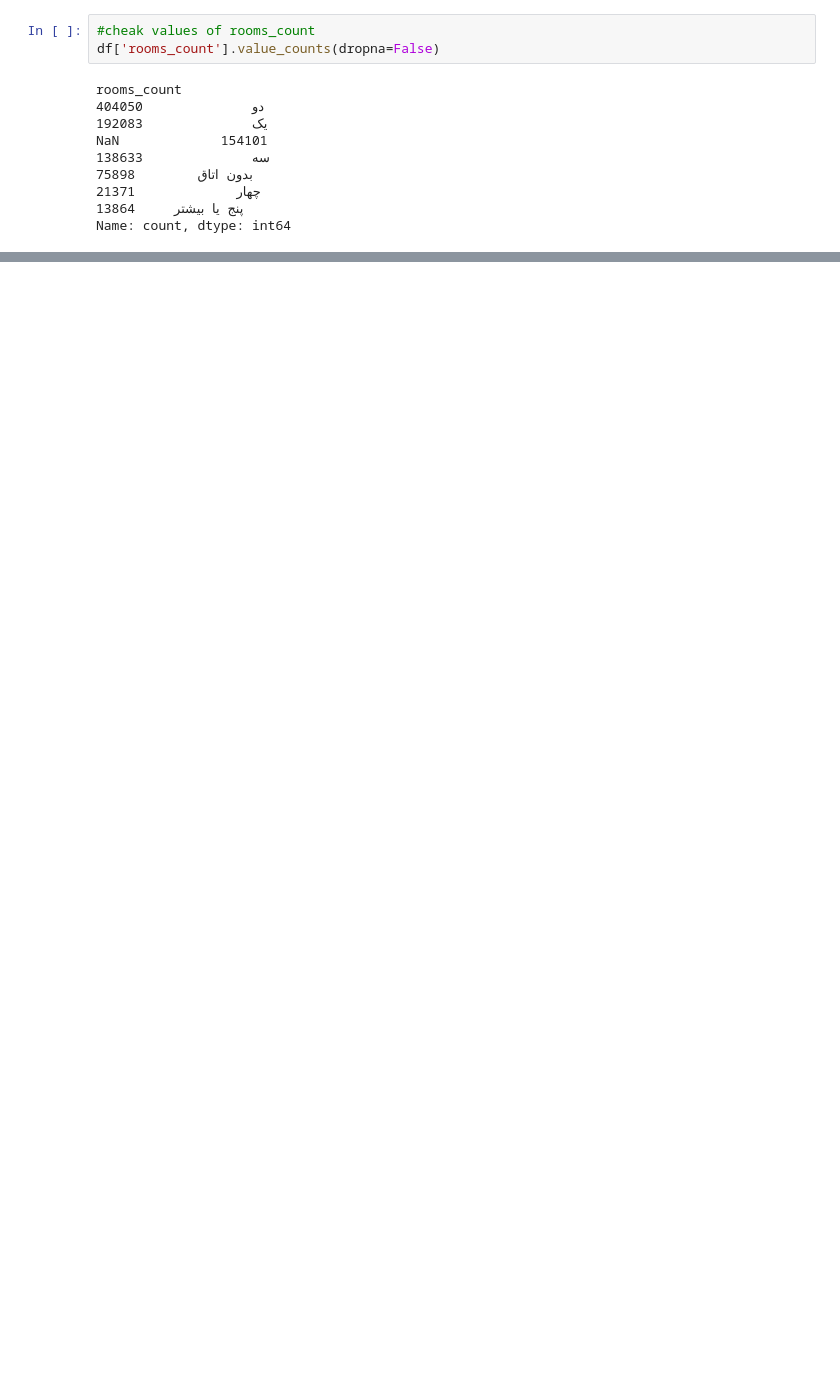
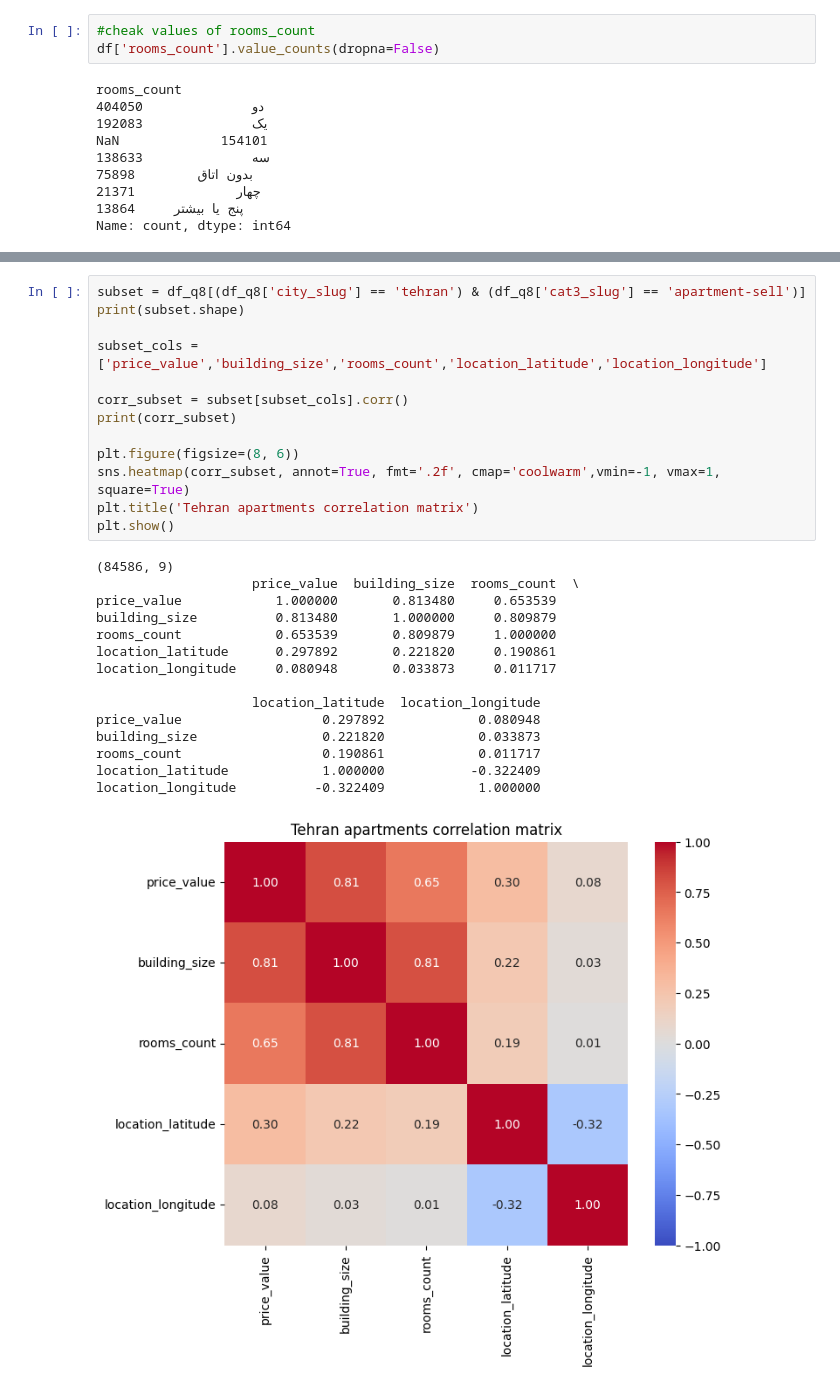
Before and after one commit to aminrafi394/quera-AI-first-project, a Jupyter notebook: notebooks/q8_q9_mahdi.ipynb, the cells around one changed output, grey strips where cells are left out. Cells and saved outputs as stored; diff of their text form; blank space fills up the shorter version.

Commit message:
Add correlation matrix for Tehran apartments (Q8)

```diff
--- a/notebooks/q8_q9_mahdi.ipynb
+++ b/notebooks/q8_q9_mahdi.ipynb
@@ -217,0 +237,29 @@ location_longitude               -0.221942            1.000000
+# %%
+subset = df_q8[(df_q8['city_slug'] == 'tehran') & (df_q8['cat3_slug'] == 'apartment-sell')]
+print(subset.shape)
+
+subset_cols = ['price_value','building_size','rooms_count','location_latitude','location_longitude']
+
+corr_subset = subset[subset_cols].corr()
+print(corr_subset)
+
+plt.figure(figsize=(8, 6))
+sns.heatmap(corr_subset, annot=True, fmt='.2f', cmap='coolwarm',vmin=-1, vmax=1, square=True)
+plt.title('Tehran apartments correlation matrix')
+plt.show()
+# %% [output]
+(84586, 9)
+                    price_value  building_size  rooms_count  \
+price_value            1.000000       0.813480     0.653539
+building_size          0.813480       1.000000     0.809879
+rooms_count            0.653539       0.809879     1.000000
+location_latitude      0.297892       0.221820     0.190861
+location_longitude     0.080948       0.033873     0.011717
+
+                    location_latitude  location_longitude
+price_value                  0.297892            0.080948
+building_size                0.221820            0.033873
+rooms_count                  0.190861            0.011717
+location_latitude            1.000000           -0.322409
+location_longitude          -0.322409            1.000000
+[figure, added]
```
Also changed, not shown: parts of 2 cells of this notebook.
